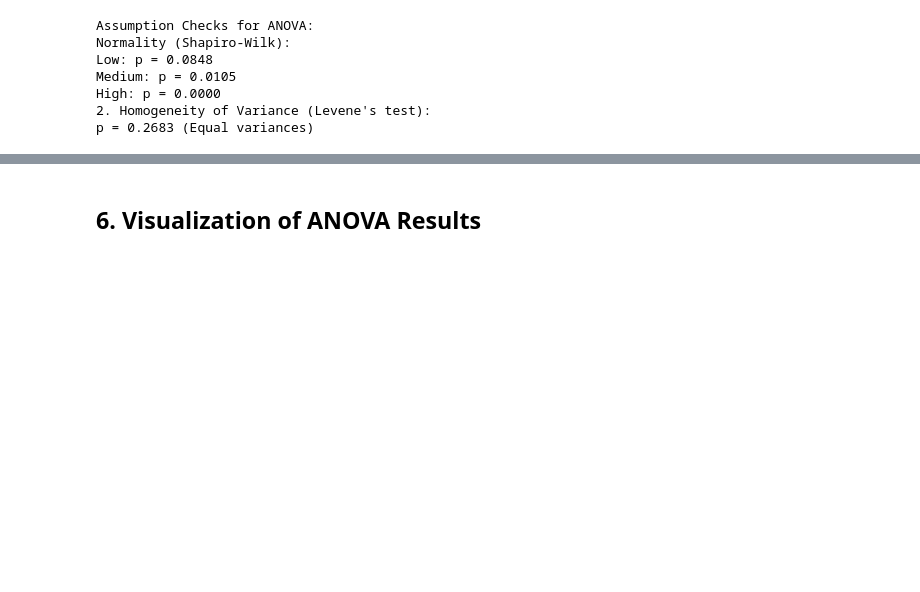
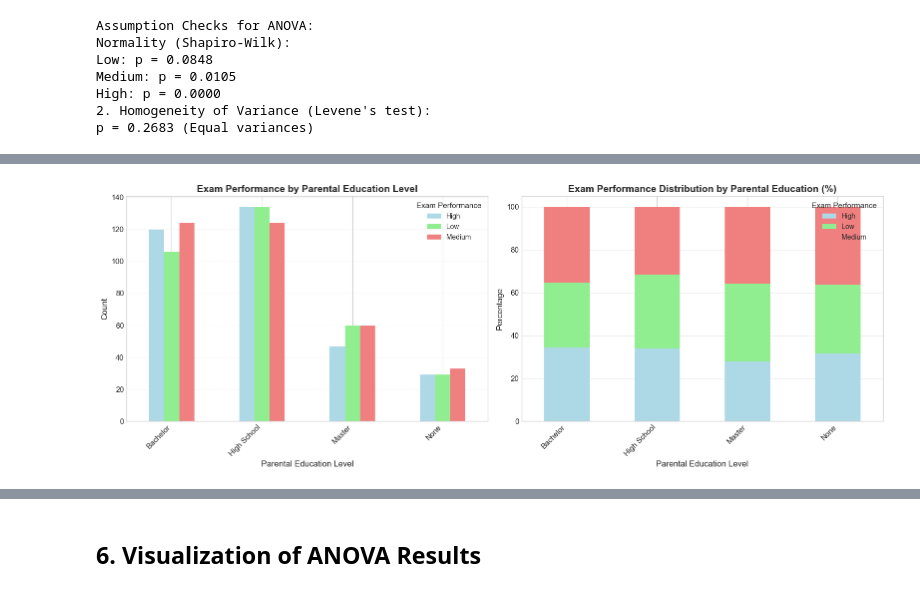
Before and after one commit to USD-AAI-500-Stats-Group-2/Stats500FinalProject, a Jupyter notebook: joe/variable_comparison_analysis.ipynb, the cells around one changed output, grey strips where cells are left out. Saved outputs shown, nothing was run; the diff lists cells and outputs as text; code cells hidden in the pictures; blank space fills up the shorter version.

```diff
--- a/joe/variable_comparison_analysis.ipynb
+++ b/joe/variable_comparison_analysis.ipynb
@@ -557,0 +961,7 @@ Conclusion:
+# %%
+# Create contingency table
+contingencyTable1 = pd.crosstab(df['examPerformance'], df['parental_education_level'])
+
+print("Contingency Table: Exam Performance × Parental Education Level")
+print(contingencyTable1)
+print(f"\nTotal observations: {contingencyTable1.sum().sum()}")
@@ -557,0 +1038,28 @@ Conclusion:
+# %%
+# Visualize with grouped bar chart
+fig, axes = plt.subplots(1, 2, figsize=(16, 6))
+
+# Grouped bar chart
+contingencyTable1.T.plot(kind='bar', ax=axes[0], color=['lightblue', 'lightgreen', 'lightcoral'])
+axes[0].set_xlabel('Parental Education Level', fontsize=12)
+axes[0].set_ylabel('Count', fontsize=12)
+axes[0].set_title('Exam Performance by Parental Education Level', fontsize=14, fontweight='bold')
+axes[0].legend(title='Exam Performance', title_fontsize=11, fontsize=10)
+axes[0].grid(True, alpha=0.3, axis='y')
+plt.setp(axes[0].xaxis.get_majorticklabels(), rotation=45, ha='right')
+
+# Stacked percentage bar chart
+contingencyPct1 = contingencyTable1.T.div(contingencyTable1.T.sum(axis=1), axis=0) * 100
+contingencyPct1.plot(kind='bar', stacked=True, ax=axes[1],
+                      color=['lightblue', 'lightgreen', 'lightcoral'])
+axes[1].set_xlabel('Parental Education Level', fontsize=12)
+axes[1].set_ylabel('Percentage', fontsize=12)
+axes[1].set_title('Exam Performance Distribution by Parental Education (%)', fontsize=14, fontweight='bold')
+axes[1].legend(title='Exam Performance', title_fontsize=11, fontsize=10)
+axes[1].grid(True, alpha=0.3, axis='y')
+plt.setp(axes[1].xaxis.get_majorticklabels(), rotation=45, ha='right')
+
+plt.tight_layout()
+plt.show()
+# %% [output]
+[figure, added]
```
Also changed, not shown: parts of 34 cells of this notebook, 2 other files.
